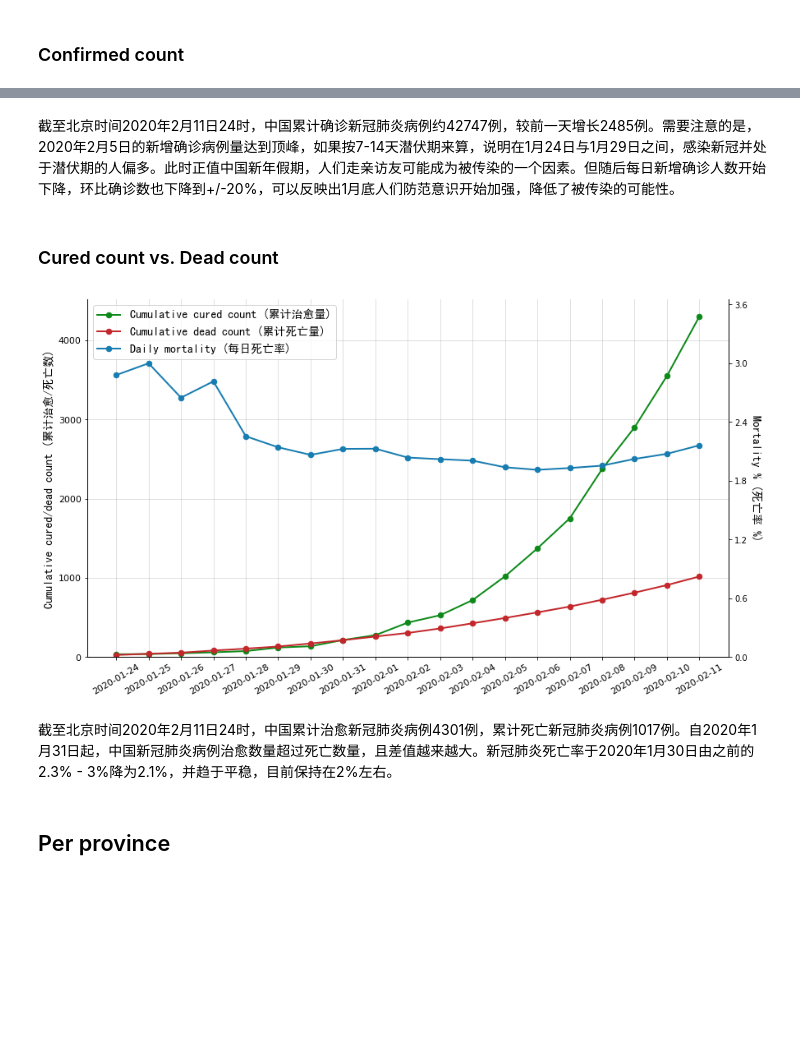
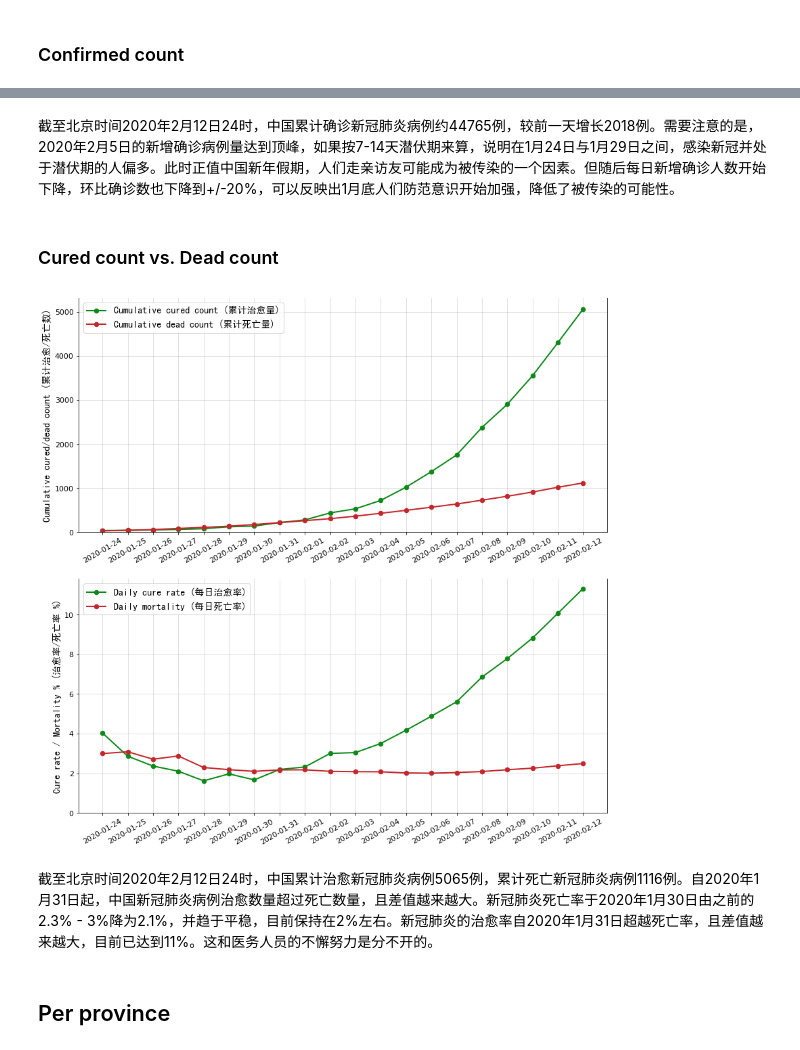
Before and after one commit to jingwen-z/python-playground, a Jupyter notebook: analysis/2019_nCoV/2019_nCoV.ipynb, the cells around one changed output, grey strips where cells are left out. Drawn from its saved outputs; the diff is of its cells as text; code cells hidden in the pictures; blank space fills up the shorter version.

```diff
--- a/analysis/2019_nCoV/2019_nCoV.ipynb
+++ b/analysis/2019_nCoV/2019_nCoV.ipynb
@@ -317,11 +317,15 @@ china_daily_last = province_daily_df.groupby(['Date_ymd'])['province_confirmedCo
 china_daily_last.index = pd.to_datetime(china_daily_last.index, format='%Y-%m-%d')
 
 china_daily_last['mortality_pct'] = \
-china_daily_last['province_deadCount'] / (china_daily_last['province_confirmedCount'] +
-                                          china_daily_last['province_curedCount']) * 100
+china_daily_last['province_deadCount'] / china_daily_last['province_confirmedCount'] * 100
+china_daily_last['cured_pct'] = \
+china_daily_last['province_curedCount'] / china_daily_last['province_confirmedCount'] * 100
 
 china_daily_last['province_confirmedCount_new'] = china_daily_last['province_confirmedCount'].diff()
-china_daily_last['province_confirmedCount_deltaRate'] = china_daily_last['province_confirmedCount_new'].pct_change() * 100
+china_daily_last['province_confirmedCount_deltaRate'] = \
+china_daily_last['province_confirmedCount_new'].pct_change() * 100
+china_daily_last['province_act_confirmedCount'] = \
+china_daily_last['province_confirmedCount'] - china_daily_last['province_curedCount'] - china_daily_last['province_deadCount']
 china_daily_last = china_daily_last.fillna(0)
 # %%
 china_daily_last
@@ -427,61 +431,74 @@ To register the converters:
 # %% [markdown]
-截至北京时间2020年2月11日24时，中国累计确诊新冠肺炎病例约42747例，较前一天增长2485例。需要注意的是，2020年2月5日的新增确诊病例量达到顶峰，如果按7-14天潜伏期来算，说明在1月24日与1月29日之间，感染新冠并处于潜伏期的人偏多。此时正值中国新年假期，人们走亲访友可能成为被传染的一个因素。但随后每日新增确诊人数开始下降，环比确诊数也下降到+/-20%，可以反映出1月底人们防范意识开始加强，降低了被传染的可能性。
+截至北京时间2020年2月12日24时，中国累计确诊新冠肺炎病例约44765例，较前一天增长2018例。需要注意的是，2020年2月5日的新增确诊病例量达到顶峰，如果按7-14天潜伏期来算，说明在1月24日与1月29日之间，感染新冠并处于潜伏期的人偏多。此时正值中国新年假期，人们走亲访友可能成为被传染的一个因素。但随后每日新增确诊人数开始下降，环比确诊数也下降到+/-20%，可以反映出1月底人们防范意识开始加强，降低了被传染的可能性。
 # %% [markdown]
 ### Cured count vs. Dead count
 # %%
-fig, ax = plt.subplots(nrows=1, ncols=1, figsize=(14, 8))
+fig, ax = plt.subplots(nrows=2, ncols=1, figsize=(14, 14))
 
-line_cured, = ax.plot(china_daily_last.index,
+line_cured, = ax[0].plot(china_daily_last.index,
                       china_daily_last['province_curedCount'],
                       color='#0c8918', # green
                       linewidth=2,
                       marker='.',
                       markersize=13)
 
-line_dead, = ax.plot(china_daily_last.index,
+line_dead, = ax[0].plot(china_daily_last.index,
                      china_daily_last['province_deadCount'],
                      color='#c3272b', # red
                      linewidth=2,
                      marker='.',
                      markersize=13)
 
-ax.tick_params(labelsize=11)
-ax.set_xticklabels(china_daily_last.index, rotation=30)
-ax.set_ylim(bottom=0)
-ax.set_ylabel('Cumulative cured/dead count (累计治愈/死亡数)', size=12, fontproperties=fontP)
+ax[0].tick_params(labelsize=11)
+ax[0].set_xticks(china_daily_last.index)
+ax[0].set_xticklabels(china_daily_last.index, rotation=30)
+ax[0].set_ylim(bottom=0)
+ax[0].set_ylabel('Cumulative cured/dead count (累计治愈/死亡数)', size=12, fontproperties=fontP)
 
-ax.grid(which='major', alpha=0.5)
-ax.spines['top'].set_visible(False)
+ax[0].xaxis.set_major_formatter(DATESFMT)
+ax[0].grid(which='major', alpha=0.5)
+ax[0].spines['top'].set_visible(False)
 
-ax_02 = ax.twinx()
-line_mortality_pct, = ax_02.plot(china_daily_last.index,
-                                 china_daily_last['mortality_pct'],
-                                 color='#177cb0', # blue
+ax[0].legend(handles=(line_cured, line_dead),
+             fontsize=13,
+             prop=fontP,
+             labels=('Cumulative cured count (累计治愈量)',
+                     'Cumulative dead count (累计死亡量)'), loc=2)
+
+line_cure_rate, = ax[1].plot(china_daily_last.index,
+                                 china_daily_last['cured_pct'],
+                                 color='#0c8918',
                                  linewidth=2,
                                  marker='.',
                                  markersize=13)
-ax_02.set_xticks(china_daily_last.index)
-ax_02.set_xticklabels(china_daily_last.index, rotation=30)
-ax_02.set_ylim(bottom=0, top=3.65)
-ax_02.set_yticks(np.arange(0, 4, 0.6))
-ax_02.set_ylabel('Mortality % (死亡率 %)', rotation=270, labelpad=18, size=12, fontproperties=fontP)
+line_mortality_pct, = ax[1].plot(china_daily_last.index,
+                                 china_daily_last['mortality_pct'],
+                                 color='#c3272b',
+                                 linewidth=2,
+                                 marker='.',
+                                 markersize=13)
 
-ax_02.xaxis.set_major_formatter(DATESFMT)
-ax_02.spines['top'].set_visible(False)
+ax[1].tick_params(labelsize=11)
+ax[1].set_xticks(china_daily_last.index)
+ax[1].set_xticklabels(china_daily_last.index, rotation=30)
+ax[1].set_ylim(bottom=0)
+ax[1].set_ylabel('Cure rate / Mortality % (治愈率/死亡率 %)', size=12, fontproperties=fontP)
 
-ax_02.legend(handles=(line_cured, line_dead, line_mortality_pct),
+ax[1].xaxis.set_major_formatter(DATESFMT)
+ax[1].grid(which='major', alpha=0.5)
+ax[1].spines['top'].set_visible(False)
+
+ax[1].legend(handles=(line_cure_rate, line_mortality_pct),
              fontsize=13,
              prop=fontP,
-             labels=('Cumulative cured count (累计治愈量)',
-                     'Cumulative dead count (累计死亡量)',
+             labels=('Daily cure rate (每日治愈率)',
                      'Daily mortality (每日死亡率)'), loc=2)
 
-
 plt.show()
 # %% [output]
-[figure, old version]
+[figure, new version]
 # %% [markdown]
-截至北京时间2020年2月11日24时，中国累计治愈新冠肺炎病例4301例，累计死亡新冠肺炎病例1017例。自2020年1月31日起，中国新冠肺炎病例治愈数量超过死亡数量，且差值越来越大。新冠肺炎死亡率于2020年1月30日由之前的2.3% - 3%降为2.1%，并趋于平稳，目前保持在2%左右。
+截至北京时间2020年2月12日24时，中国累计治愈新冠肺炎病例5065例，累计死亡新冠肺炎病例1116例。自2020年1月31日起，中国新冠肺炎病例治愈数量超过死亡数量，且差值越来越大。新冠肺炎死亡率于2020年1月30日由之前的2.3% - 3%降为2.1%，并趋于平稳，目前保持在2%左右。新冠肺炎的治愈率自2020年1月31日超越死亡率，且差值越来越大，目前已达到11%。这和医务人员的不懈努力是分不开的。
 # %% [markdown]
 ## Per province
 # %% [markdown]
```
Also changed, not shown: parts of 13 cells of this notebook.
